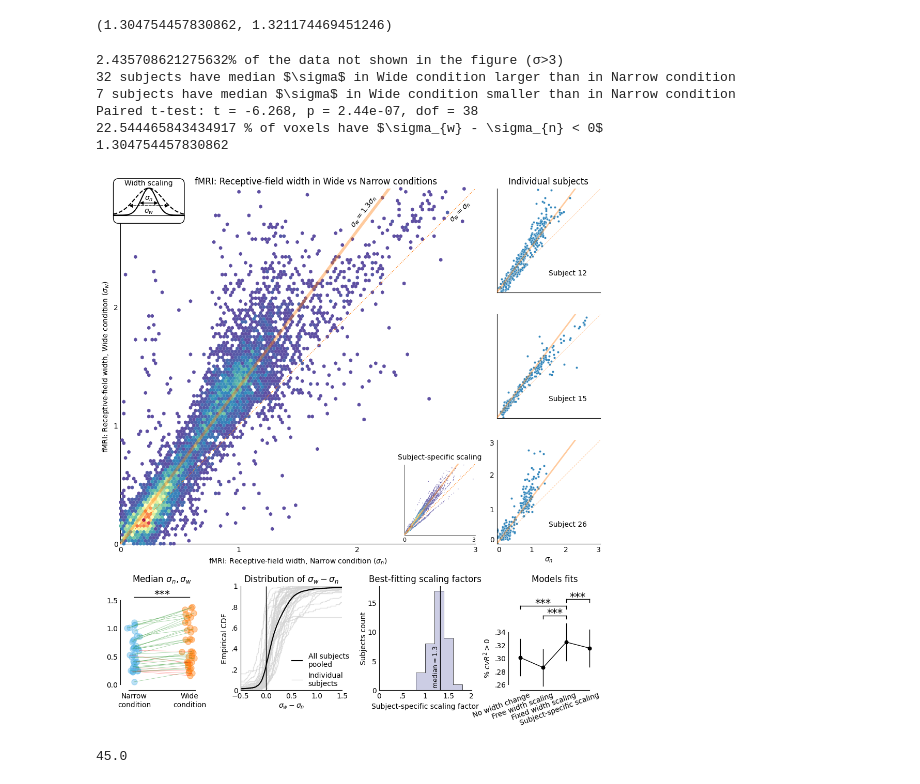
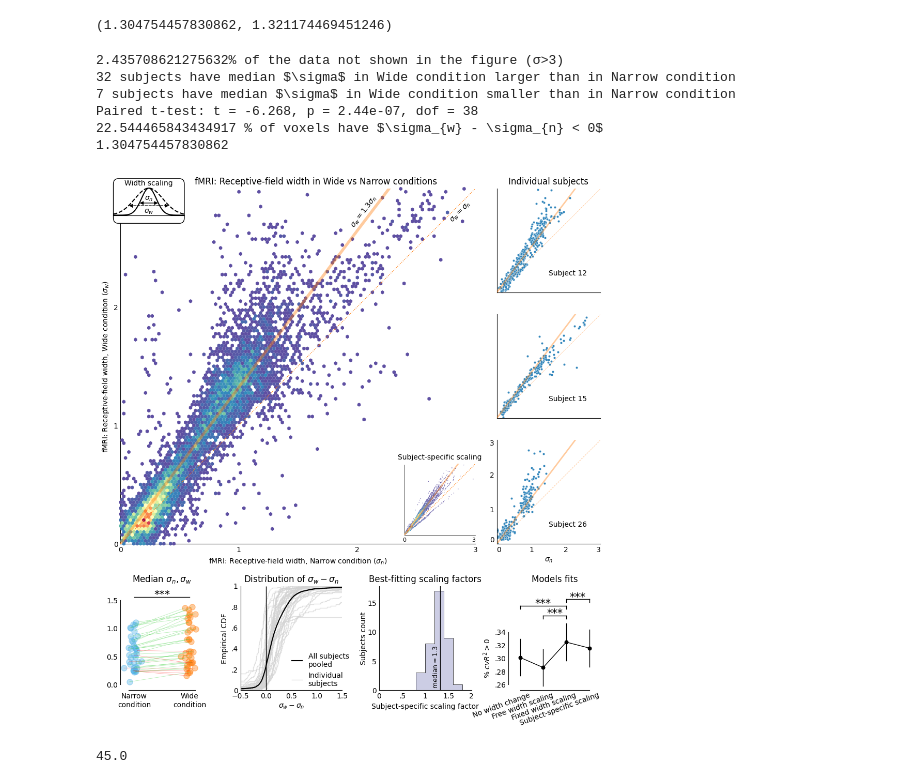
Before and after one commit to Gilles86/neural_priors, a Jupyter notebook: notebooks/fmri_models_analysis.ipynb, the cells around one changed output. Saved outputs shown, nothing was run; the diff lists cells and outputs as text; code cells hidden in the pictures.

```diff
--- a/notebooks/fmri_models_analysis.ipynb
+++ b/notebooks/fmri_models_analysis.ipynb
@@ -1716,7 +1731,7 @@ sd_narrow_medians = dfest14[('sd', 'narrow')].groupby('subject').median()
 print( (sd_wide_medians >= sd_narrow_medians).sum(), 'subjects have median $\sigma$ in Wide condition larger than in Narrow condition' )
 print( (sd_wide_medians <  sd_narrow_medians).sum(), 'subjects have median $\sigma$ in Wide condition smaller than in Narrow condition' )
 paired_strip_plot(ax, x1=1, x2=2, y1=sd_narrow_medians, y2=sd_wide_medians,
-                  col1=COLORS_COND[NARROW], col2=COLORS_COND[WIDE], color_incr_line='g', color_decr_line='r',)
+                  col1=COLORS_COND[NARROW], col2=COLORS_COND[WIDE], color_incr_line='limegreen', color_decr_line='r',)
 ax.set_xticks([1, 2])
 ax.set_xticklabels(['Narrow\ncondition', 'Wide\ncondition'])
 ax.set_title("Median $\sigma_n, \sigma_w$")
@@ -1807,34 +1822,34 @@ offset = ScaledTranslation(dx, dy, fig.dpi_scale_trans)
 for label in ax.xaxis.get_majorticklabels(): label.set_transform(label.get_transform() + offset)
 ax.set_xlim(-.5,3.5)
 #### y
 ax.set_yticks([.26, .28, .3, .32, .34])
 ax.set_yticklabels(['.26', '.28', '.30', '.32', '.34'])
 ax.set_ylabel('% $cvR^2 > 0$', y=.5, ha='right')
 ax.spines.left.set_bounds((.26, .34))
 ax.spines.bottom.set_bounds((0, 3))
 sns.despine(fig)
 # (0,4), (3,4), (5,4)
 vll = 0.005
 star_size = 15
 star_offset = -.005
 star_line(ax, 0, 2, .38 , compare_res_est.loc[(4,31)]['p-val'], vertical_lines_length=vll, star_size=star_size, star_offset=star_offset)
 star_line(ax, 1, 2, .365, compare_res_est.loc[(14,31)]['p-val'], vertical_lines_length=vll, star_size=star_size, star_offset=star_offset)
 star_line(ax, 3, 2, .39 , compare_res_est.loc[(15,31)]['p-val'], vertical_lines_length=vll, star_size=star_size, star_offset=star_offset)
 ax.set_title('Models fits')
 ax.set_ylim(None, .41)
 
 sns.despine(fig)
 sns.despine(ax=icon_ax, left=True)
 
 fig.savefig('figures/sd_wide_vs_narrow.pdf', bbox_inches='tight')
 # %% [output]
 2.435708621275632% of the data not shown in the figure (σ>3)
 32 subjects have median $\sigma$ in Wide condition larger than in Narrow condition
 7 subjects have median $\sigma$ in Wide condition smaller than in Narrow condition
 Paired t-test: t = -6.268, p = 2.44e-07, dof = 38
 22.544465843434917 % of voxels have $\sigma_{w} - \sigma_{n} < 0$
 1.304754457830862
-[figure, old version]
+[figure, new version]
 # %%
 np.arctan(1)*180/np.pi
 # %% [output]
```
Also changed, not shown: parts of 6 cells of this notebook.
